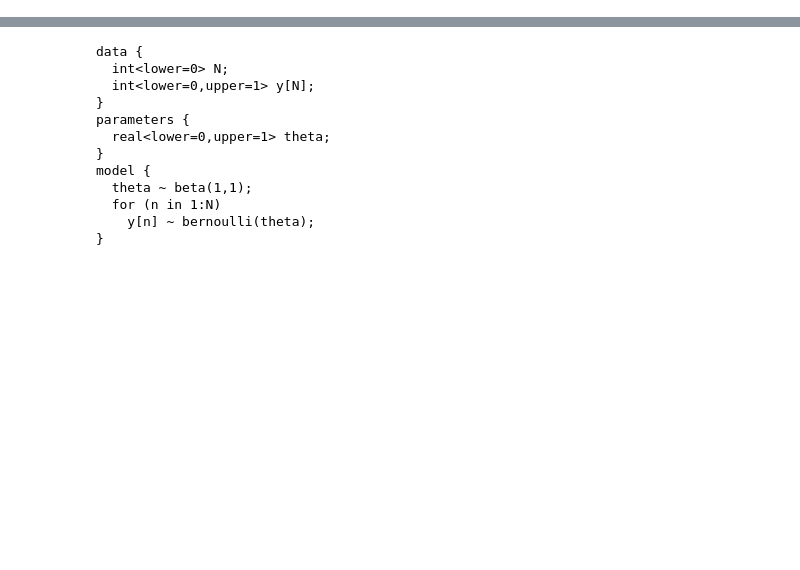
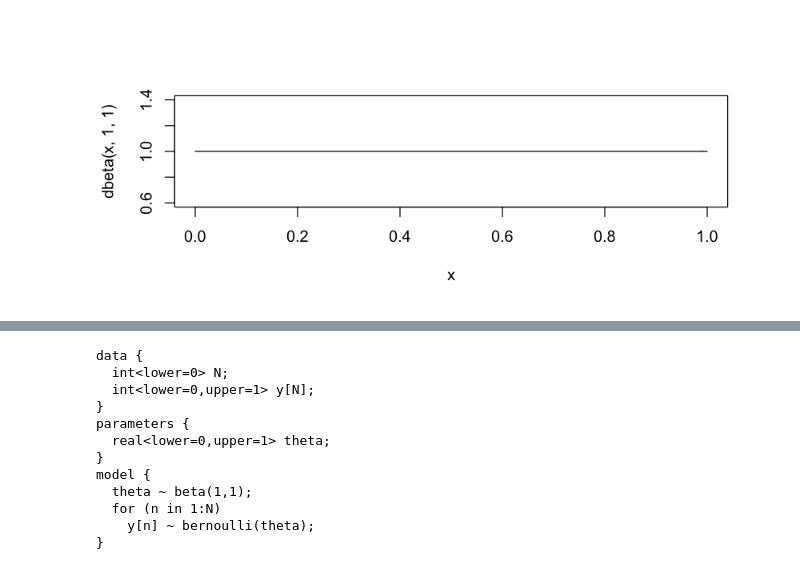
Before and after one commit to Data-Science-FMI/introduction-to-data-science-2017, a Jupyter notebook: labs/lab_2/football_prediction.ipynb, the cells around one changed output, grey strips where cells are left out. Saved outputs shown, nothing was run; the diff lists cells and outputs as text; code cells hidden in the pictures; blank space fills up the shorter version.

```diff
--- a/labs/lab_2/football_prediction.ipynb
+++ b/labs/lab_2/football_prediction.ipynb
@@ -16,0 +28,4 @@ y <- rbinom(N, 1, theta)
+# %%
+curve(dbeta(x, 1, 1))
+# %% [output]
+[figure, added]
```
Also changed, not shown: parts of 4 cells of this notebook.
